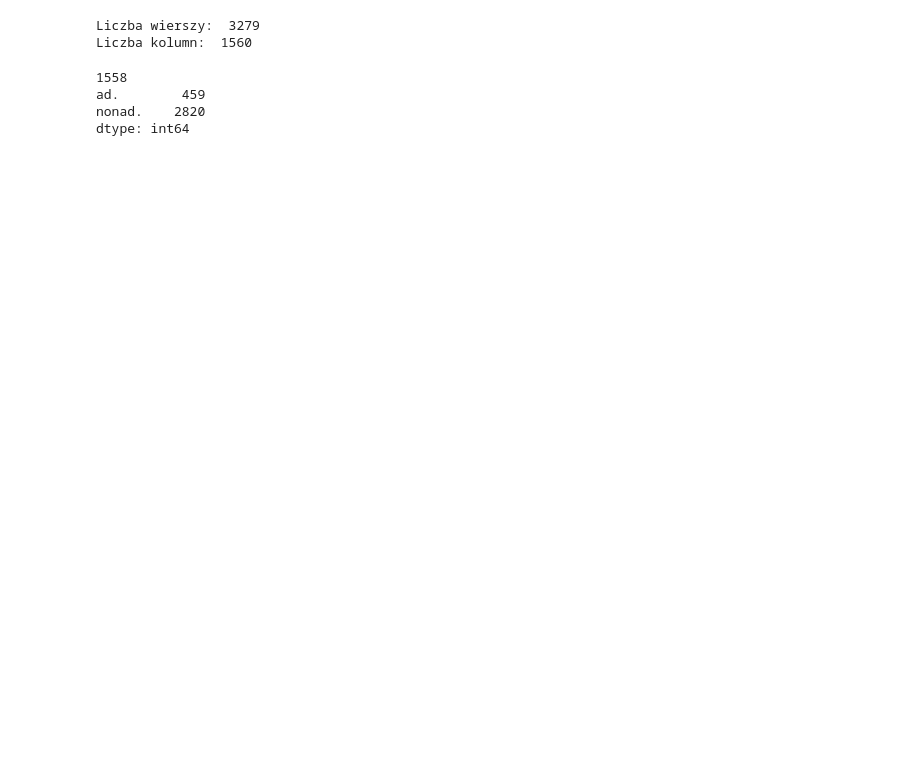
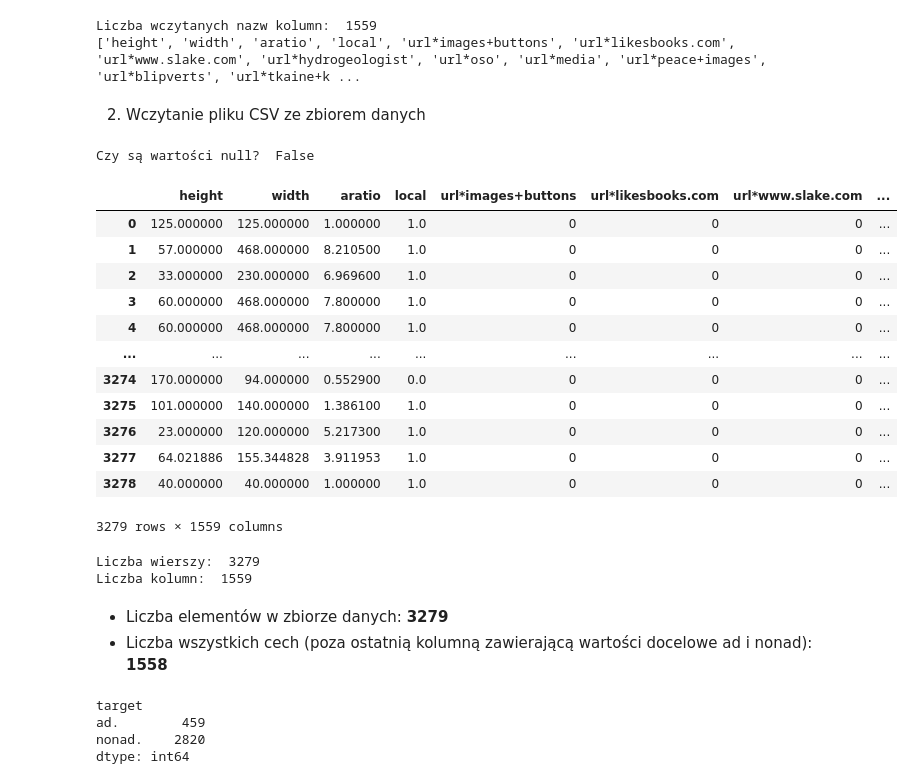
Before and after one commit to nexif/ADD-projekt, a Jupyter notebook: main.ipynb, the cells around one changed output. Drawn from its saved outputs; the diff is of its cells as text; code cells hidden in the pictures; blank space fills up the shorter version.

Commit message:
Add data preprocessing and exploration

```diff
--- a/main.ipynb
+++ b/main.ipynb
@@ -21,13 +18,51 @@ df
+# %%
+cols = []
+with open('column_names.txt') as f:
+    cols = f.readlines()
+    cols = [x.split(':')[0].strip() for x in cols]
+
+print('Liczba wczytanych nazw kolumn: ', len(cols))
+print(cols)
+# %% [output]
+Liczba wczytanych nazw kolumn:  1559
+['height', 'width', 'aratio', 'local', 'url*images+buttons', 'url*likesbooks.com', 'url*www.slake.com', 'url*hydrogeologist', 'url*oso', 'url*media', 'url*peace+images', 'url*blipverts', 'url*tkaine+k ...
+# %% [markdown]
+2. Wczytanie pliku CSV ze zbiorem danych
+# %%
+df = pd.read_csv('ad.data.csv', names=cols, header=None, na_values='?')
+df.fillna(df.mean(numeric_only=True), inplace=True)
+
+print('Czy są wartości null? ', df.isnull().values.any())
+df
+# %% [output]
+Czy są wartości null?  False
+|  | height | width | aratio | local | url*images+buttons | url*likesbooks.com | url*www.slake.com | ... |
+| 0 | 125.000000 | 125.000000 | 1.000000 | 1.0 | 0 | 0 | 0 | ... |
+| 1 | 57.000000 | 468.000000 | 8.210500 | 1.0 | 0 | 0 | 0 | ... |
+| 2 | 33.000000 | 230.000000 | 6.969600 | 1.0 | 0 | 0 | 0 | ... |
+| 3 | 60.000000 | 468.000000 | 7.800000 | 1.0 | 0 | 0 | 0 | ... |
+| 4 | 60.000000 | 468.000000 | 7.800000 | 1.0 | 0 | 0 | 0 | ... |
+| ... | ... | ... | ... | ... | ... | ... | ... | ... |
+| 3274 | 170.000000 | 94.000000 | 0.552900 | 0.0 | 0 | 0 | 0 | ... |
+| 3275 | 101.000000 | 140.000000 | 1.386100 | 1.0 | 0 | 0 | 0 | ... |
+| 3276 | 23.000000 | 120.000000 | 5.217300 | 1.0 | 0 | 0 | 0 | ... |
+| 3277 | 64.021886 | 155.344828 | 3.911953 | 1.0 | 0 | 0 | 0 | ... |
+| 3278 | 40.000000 | 40.000000 | 1.000000 | 1.0 | 0 | 0 | 0 | ... |
+3279 rows × 1559 columns
 # %%
 print('Liczba wierszy: ', df.shape[0])
 print('Liczba kolumn: ', df.shape[1])
 # %% [output]
 Liczba wierszy:  3279
-Liczba kolumn:  1560
+Liczba kolumn:  1559
-# %%
-df.groupby('1558').size()
-# %% [output]
-1558
-ad.        459
-nonad.    2820
-dtype: int64
+# %% [markdown]
+- Liczba elementów w zbiorze danych: **3279**
+- Liczba wszystkich cech (poza ostatnią kolumną zawierającą wartości docelowe ad i nonad): **1558**
+# %%
+last_col_name = df.columns[-1]
+df.groupby(last_col_name).size()
+# %% [output]
+target
+ad.        459
+nonad.    2820
+dtype: int64
```
Also changed, not shown: parts of 16 cells of this notebook, 9 other files.
